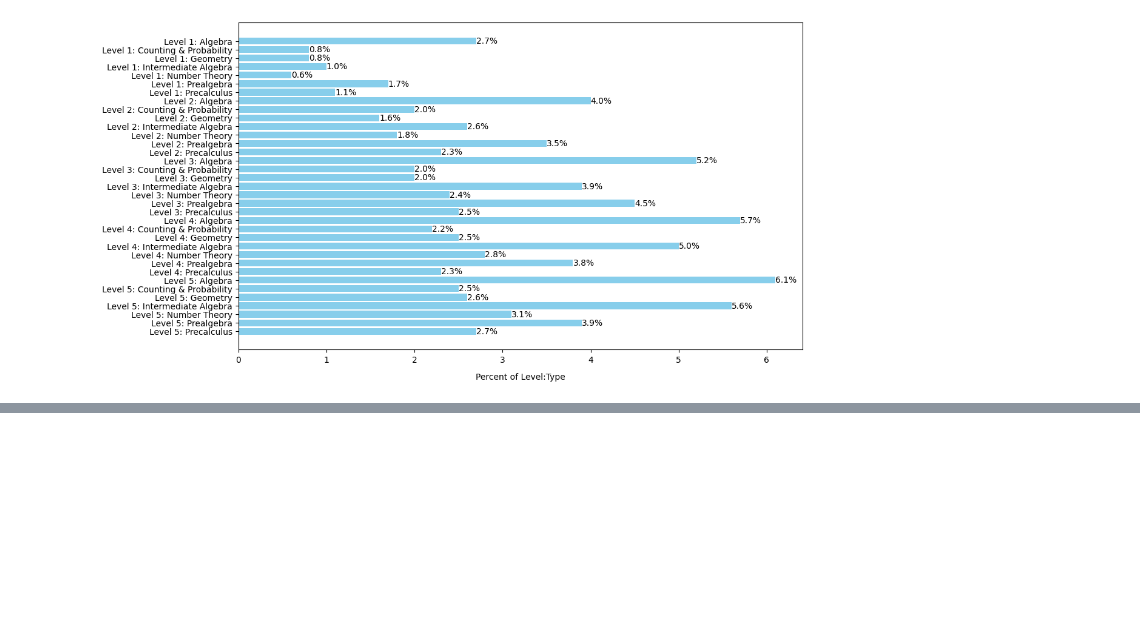
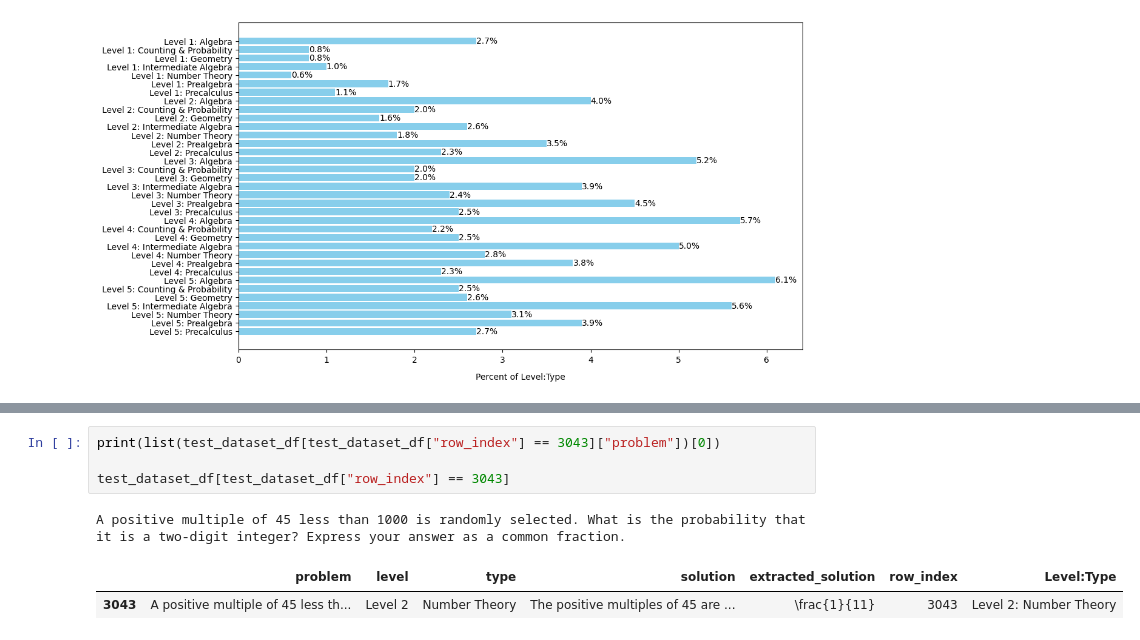
Before and after one commit to knazarali3/cs6220_math_group2, a Jupyter notebook: analysis_competition_math_kiran.ipynb, the cells around one changed output, grey strips where cells are left out. Drawn from its saved outputs; the diff is of its cells as text; blank space fills up the shorter version.

```diff
--- a/analysis_competition_math_kiran.ipynb
+++ b/analysis_competition_math_kiran.ipynb
@@ -210,0 +399,8 @@ give_ensemble_model_all_agree_piechart().show()
+# %%
+print(list(test_dataset_df[test_dataset_df["row_index"] == 3043]["problem"])[0])
+
+test_dataset_df[test_dataset_df["row_index"] == 3043]
+# %% [output]
+A positive multiple of 45 less than 1000 is randomly selected. What is the probability that it is a two-digit integer? Express your answer as a common fraction.
+|  | problem | level | type | solution | extracted_solution | row_index | Level:Type |
+| 3043 | A positive multiple of 45 less th... | Level 2 | Number Theory | The positive multiples of 45 are ... | \frac{1}{11} | 3043 | Level 2: Number Theory |
```
Also changed, not shown: parts of 12 cells of this notebook, 1 other file.
